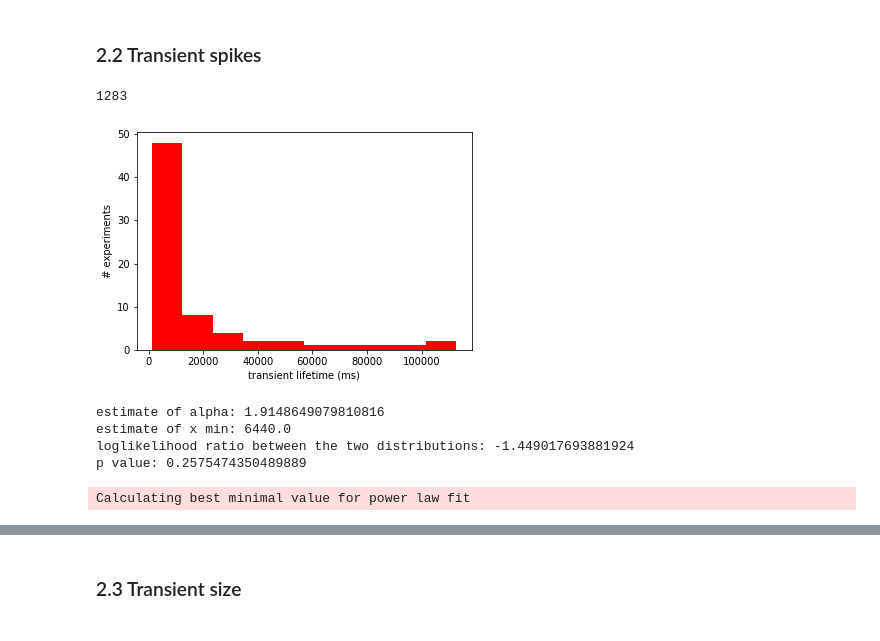
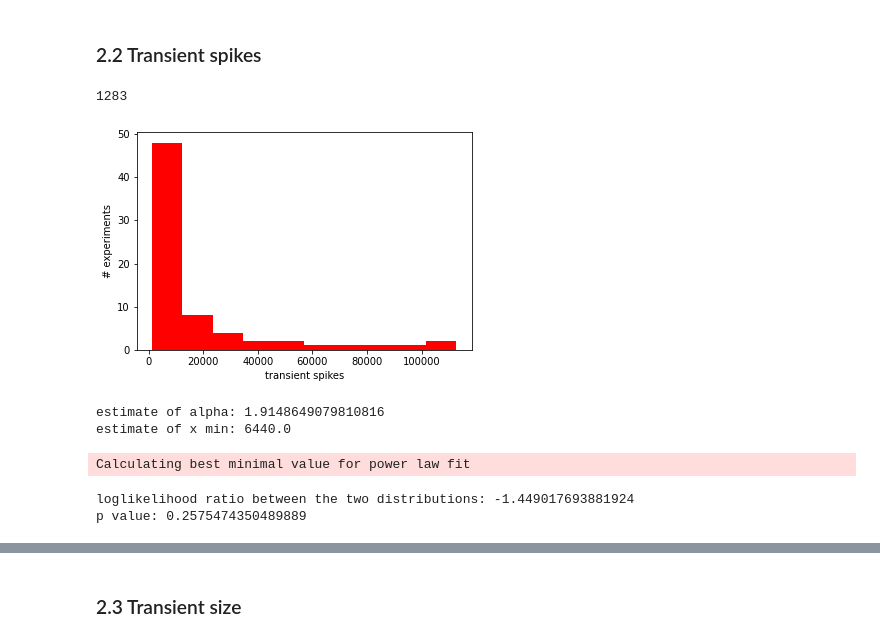
Before and after one commit to daphnecor/Transients, a Jupyter notebook: fitting_data_to_distributions.ipynb, the cells around one changed output, grey strips where cells are left out. Cells and saved outputs as stored; diff of their text form; code cells hidden in the pictures.

Commit message:
distributions update, TODO: best way to asses power law fit

```diff
--- a/fitting_data_to_distributions.ipynb
+++ b/fitting_data_to_distributions.ipynb
@@ -191,34 +186,35 @@ Method
 4. Then we simply count the fraction of the time that the resulting statistic is larger than the value for the empirical data. This fraction is our p-value.
 # %% [markdown]
 ### 2.2 Transient spikes
-# %%
-data = transient_spikes_lst
-
-min(data)
-# %% [output]
-1283
 # %%
+data = transient_spikes_lst
+x_label = 'transient spikes'
+
+print(min(data))
+
 plt.hist(data, color='r')
-plt.xlabel('transient lifetime (ms)')
+plt.xlabel(x_label)
 plt.ylabel('# experiments');
 # %% [output]
+1283
-[figure, old version]
+[figure, new version]
 # %%
 fit = powerlaw.Fit(data)
 
 print(f'estimate of alpha: {fit.power_law.alpha}')
 print(f'estimate of x min: {fit.power_law.xmin}')
-
-R, p = fit.distribution_compare('power_law', 'lognormal')
-
-print(f'loglikelihood ratio between the two distributions: {R}')
-print(f'p value: {p}')
 # %% [output]
 estimate of alpha: 1.9148649079810816
 estimate of x min: 6440.0
-loglikelihood ratio between the two distributions: -1.449017693881924
-p value: 0.2575474350489889
 Calculating best minimal value for power law fit
+# %%
+R, p = fit.distribution_compare('power_law', 'lognormal')
+
+print(f'loglikelihood ratio between the two distributions: {R}')
+print(f'p value: {p}')
+# %% [output]
+loglikelihood ratio between the two distributions: -1.449017693881924
+p value: 0.2575474350489889
 # %%
 ####
 ax = plt.axes(xscale='log', yscale='log')
```
Also changed, not shown: parts of 13 cells of this notebook.
